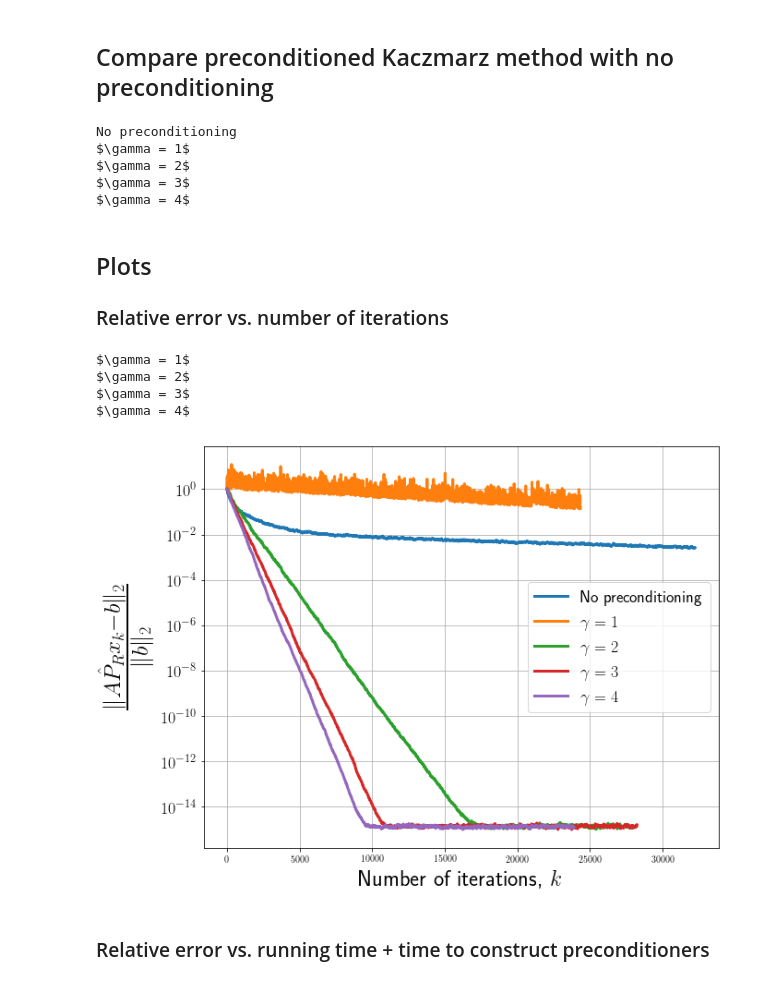
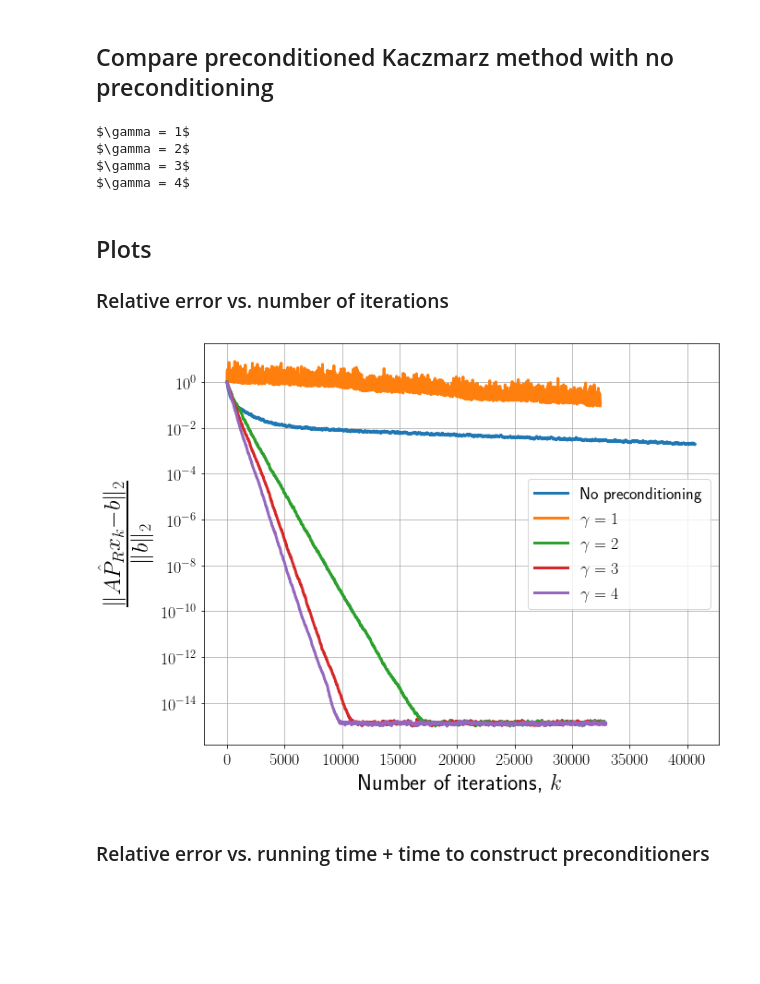
Before and after one commit to amkatrutsa/preckacz, a Jupyter notebook: examples/random_data.ipynb, the cells around one changed output. Drawn from its saved outputs; the diff is of its cells as text; code cells hidden in the pictures; blank space fills up the shorter version.

````diff
--- a/examples/random_data.ipynb
+++ b/examples/random_data.ipynb
@@ -31,7 +31,7 @@ Convergence factor for a consistent linear system = 112609049.85223769
 # %% [markdown]
 ### Construct consistent or noisy linear system, control it with a noise level ```sigma```
 # %%
-sigma = 0
+sigma = 0.
 b = A.dot(x_true) + sigma * np.random.randn(m)
 b = b[:, np.newaxis]
 print(A.shape, b.shape)
@@ -81,55 +81,46 @@ _ = test_methods["No preconditioning"].solve(x0, max_iter, max_time, log_interva
+# %%
+res = methods.classical_kaczmarz(A, b, x0, max_iter, max_time, log_interval)
+conv_x_res["No preconditioning"] = res["conv_x"]
+conv_time_res["No preconditioning"] = res["conv_time"]
 # %%
 for name in preprocess_time:
-    test_methods[name] = kaczmarz.UniformKaczmarz(A, b, P_right=P[name],
-                                                 preprocess_time=preprocess_time[name])
+    print(name)
+    res = methods.precond_kaczmarz(A, b, P[name],
+                             x0, max_iter, max_time,
+                             log_interval, preprocess_time[name])
+    conv_x_res[name] = res["conv_x"]
+    conv_time_res[name] = res["conv_time"]
+# %% [output]
+$\gamma = 1$
+$\gamma = 2$
+$\gamma = 3$
+$\gamma = 4$
-# %%
-for name in test_methods:
-    print(name)
-    _ = test_methods[name].solve(x0, max_iter, max_time, log_interval)
-# %% [output]
-No preconditioning
-$\gamma = 1$
-$\gamma = 2$
-$\gamma = 3$
-$\gamma = 4$
+# %%
+relative_residual_norm = {}
+for name in conv_x_res:
+    relative_residual_norm[name] = []
+    if P.get(name) is None:
+        for x in conv_x_res[name]:
+            relative_residual_norm[name].append(np.linalg.norm(A @ x - b) / np.linalg.norm(b))
+    else:
+        for x in conv_x_res[name]:
+            relative_residual_norm[name].append(np.linalg.norm(A @ (P[name] @ x) - b) / np.linalg.norm(b))
 # %% [markdown]
 ## Plots
 ### Relative error vs. number of iterations
 # %%
 plt.figure(figsize=(10, 8))
 
-for i, name in enumerate(test_methods):
-    PR = test_methods[name]._P_right
-    start_prec = test_methods[name]._start_prec
-    y = []
-    cur_time = [t for j, t in enumerate(test_methods[name].get_time()) if j == 0 or j % log_interval == 0] + [test_methods[name].get_time()[-1]]
-    if PR is not None:
-        print(name)
-        if name != "Incremental":
-            for j, x in enumerate(test_methods[name].get_convergence()):
-                if cur_time[j] - cur_time[0] > start_prec:
-    #                 print(j)
-                    y.append(np.linalg.norm(A.dot(PR.dot(x)) - b) / np.linalg.norm(b))
-                else:
-                    y.append(np.linalg.norm(A.dot(x) - b) / np.linalg.norm(b))
-    else:
-        y = [np.linalg.norm(A.dot(x) - b) / np.linalg.norm(b)
-                  for j, x in enumerate(test_methods[name].get_convergence())]
-    x = [j * log_interval for j in range(len(test_methods[name].get_convergence()))]
-    plt.semilogy(x, y,
-                 label=name,
-                 linewidth=3,
-                 markersize=10)
+for name in relative_residual_norm:
+    iter_range = [j * log_interval for j in range(len(conv_x_res[name]))]
+    plt.semilogy(iter_range, relative_residual_norm[name], label=name, linewidth=3)
 plt.ylabel(r"$\frac{\|A\hat{P}_Rx_k - b\|_2}{\|b\|_2}$", fontsize=36)
 plt.xlabel(r"Number of iterations, $k$", fontsize=24)
 plt.legend(fontsize=18)
 plt.grid(True)
 _ = plt.yticks(fontsize=18)
+_ = plt.xticks(fontsize=18)
 # %% [output]
-$\gamma = 1$
-$\gamma = 2$
-$\gamma = 3$
-$\gamma = 4$
-[figure, old version]
+[figure, new version]
 # %% [markdown]
 ### Relative error vs. running time + time to construct preconditioners
````
Also changed, not shown: parts of 5 cells of this notebook, 3 other files.
